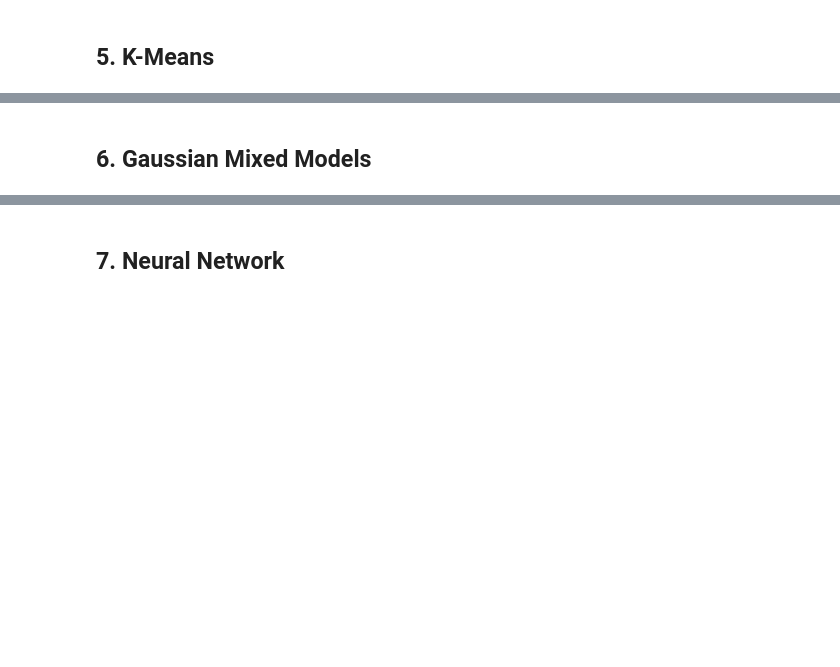
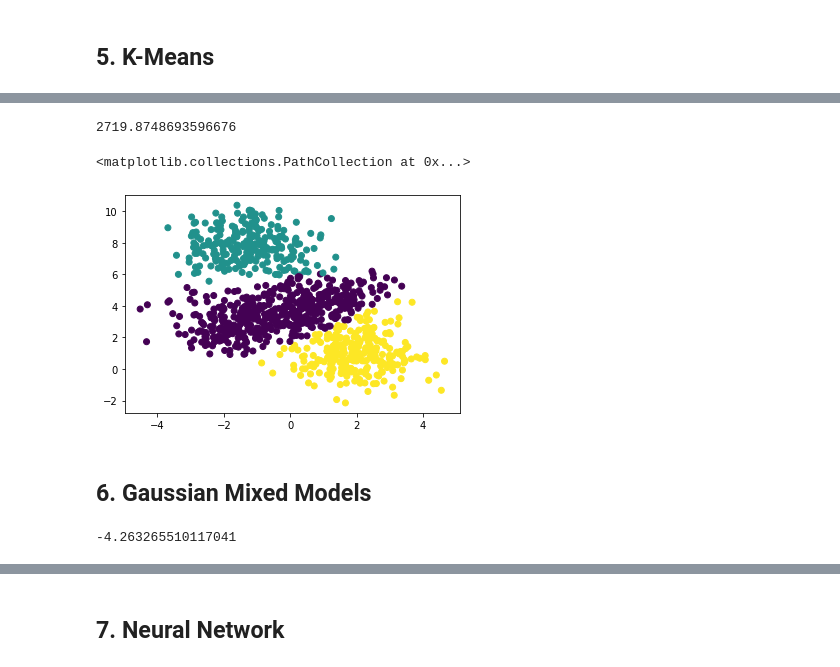
Before and after one commit to ruke1ire/AIT, a Jupyter notebook: ML/JupyterLab/CheatSheet/CheatSheetFinal.ipynb, the cells around one changed output, grey strips where cells are left out. Cells and saved outputs as stored; diff of their text form; code cells hidden in the pictures; blank space fills up the shorter version.

```diff
--- a/ML/JupyterLab/CheatSheet/CheatSheetFinal.ipynb
+++ b/ML/JupyterLab/CheatSheet/CheatSheetFinal.ipynb
@@ -426,2 +434,19 @@ plt.plot(k_list,distortion)
+# %%
+kmeans = KMeans(3)
+
+kmeans.fit(X)
+
+pred = kmeans.predict(X)
+
+distortion = kmeans.distortion(X)
+# %%
+print(distortion)
+# %% [output]
+2719.8748693596676
+# %%
+plt.scatter(X[:,0], X[:,1], c=pred)
+# %% [output]
+<matplotlib.collections.PathCollection at 0x...>
+[figure, added]
 # %% [markdown]
 ## 6. Gaussian Mixed Models
@@ -427,0 +522,9 @@ plt.plot(k_list,distortion)
+# %%
+gmm = GMM(3)
+gmm.fit(X)
+
+pred = gmm.predict(X)
+
+print(gmm.distortion(X))
+# %% [output]
+-4.263265510117041
```
Also changed, not shown: parts of 25 cells of this notebook.
